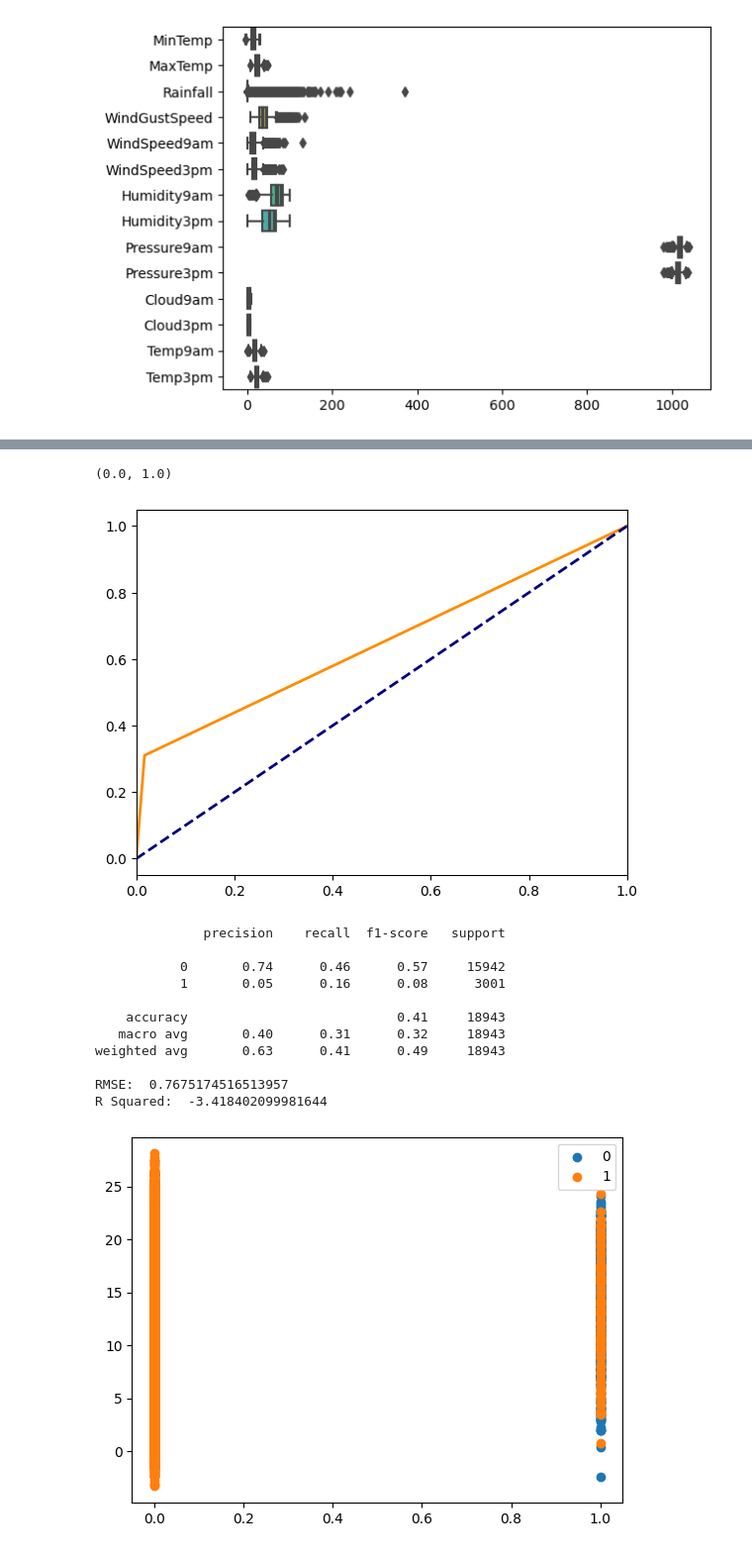
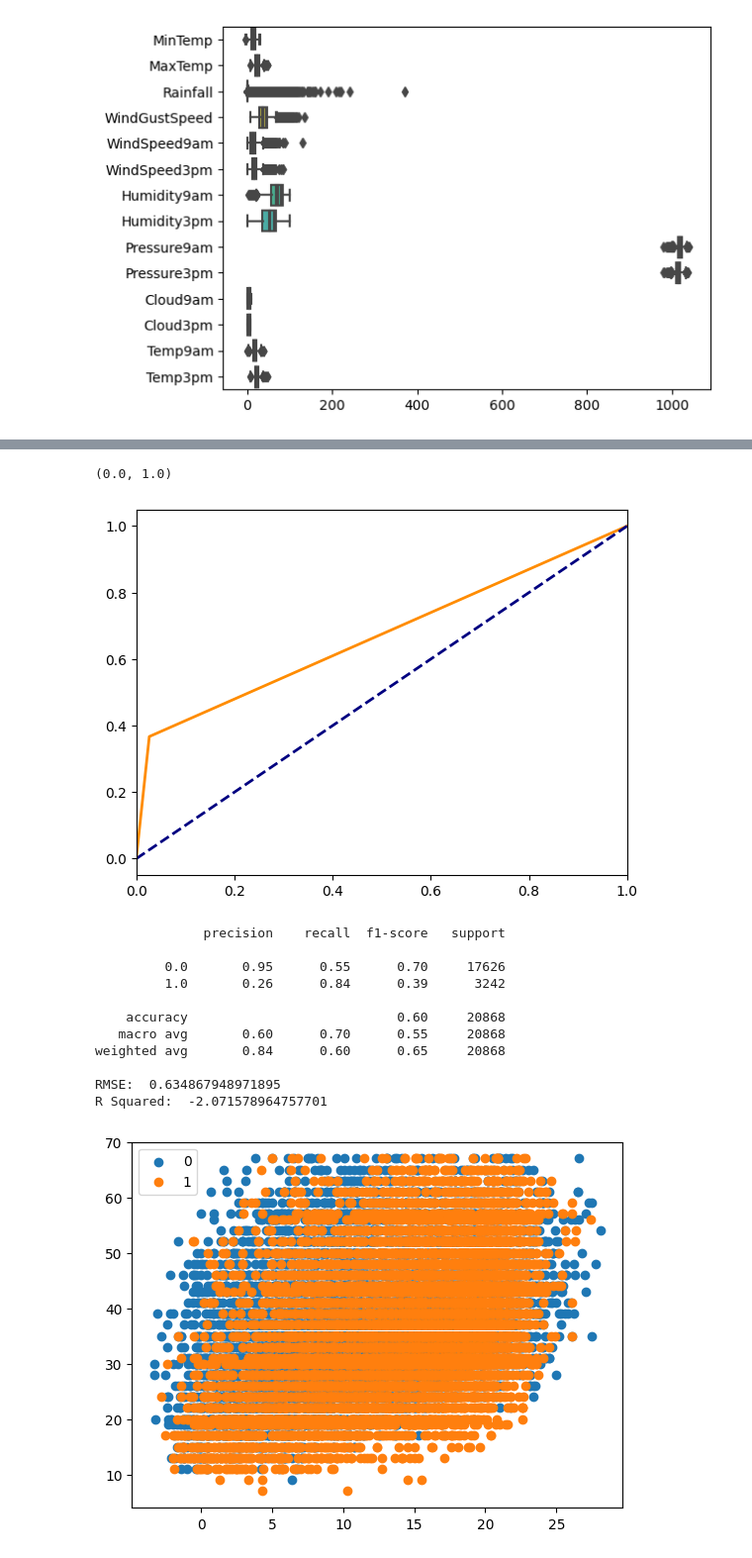
Before and after one commit to Musab520/MachineLearningProject2, a Jupyter notebook: Decision Tree_v2.ipynb, the cells around one changed output, grey strips where cells are left out. Shown: that part at 99% size. Cells and saved outputs as stored; diff of their text form; code cells hidden in the pictures.

Commit message:
changs to svm

```diff
--- a/Decision Tree_v2.ipynb
+++ b/Decision Tree_v2.ipynb
@@ -44,20 +44,19 @@ def remove_outliers(df, columns, multiplier=1.5):
         upper_bound = Q3 + multiplier * IQR
         df = df[(df[col] > lower_bound) & (df[col] < upper_bound)]
     return df
-outlier_columns=['MinTemp','MaxTemp','Rainfall','WindGustSpeed','WindSpeed9am','WindSpeed3pm','Humidity9am','Temp9am','Temp3pm','Pressure9am','Pressure3pm']
+outlier_columns=['MinTemp','MaxTemp','Rainfall','WindGustSpeed','WindSpeed9am','WindSpeed3pm','Humidity9am','Temp9am','Temp3pm','Pressure3pm']
 df=remove_outliers(df,outlier_columns)
 sns.boxplot(data=df, orient="h")
 # %% [output]
 <AxesSubplot: >
 [figure]
 # %%
-#Adding Constants(min value) instead of Null Values for Numeric Columns
-#Dropping Rows with Null Categorical Value
 
-values={"MinTemp":-4.8,"MaxTemp":6.8,"Temp9am":0.3,"Temp3pm":6.4,"Cloud9am": 0,"Cloud3pm": 0,"Rainfall": 2.696772,"WindGustSpeed": 7,"WindSpeed9am":0,"WindSpeed3pm":0,"Pressure9am": 980.0,"Pressure3pm": 980.0,'Humidity9am': 1,'Humidity3pm': 1}
-df.fillna(value=values,inplace=True)
-df.dropna(subset=["WindGustDir","WindDir9am","WindDir3pm","RainTomorrow","RainToday"],inplace=True)
+
+#Changing Rain Tommorow and Today to Binary
+df["RainTomorrow"].replace(['No', 'Yes'],[0, 1], inplace=True)
+df["RainToday"].replace(['No', 'Yes'],[0, 1], inplace=True)
+df["Location"].replace(["Region1","Region2","Region3","Region4","Region5","Region6","Region7","Region8","Region9","Region10","Region11","Region12"]
+                       ,[1,2,3,4,5,6,7,8,9,10,11,12],inplace=True)
 df.describe()
-display(df)
-sns.boxplot(data=df, orient="h")
 # %% [output]
@@ -79,8 +72,11 @@ sns.boxplot(data=df, orient="h")
 # %%
-#Changing Rain Tommorow and Today to Binary
-df["RainTomorrow"].replace(['No', 'Yes'],[0, 1], inplace=True)
-df["RainToday"].replace(['No', 'Yes'],[0, 1], inplace=True)
-df["Location"].replace(["Region1","Region2","Region3","Region4","Region5","Region6","Region7","Region8","Region9","Region10","Region11","Region12"]
-                       ,[1,2,3,4,5,6,7,8,9,10,11,12],inplace=True)
-print(df)
+#Adding Constants(min value) instead of Null Values for Numeric Columns
+#Dropping Rows with Null Categorical Value
+
+values={"RainToday":0,"RainTomorrow":0,"MinTemp":-4.8,"MaxTemp":6.8,"Temp9am":0.3,"Temp3pm":6.4,"Cloud9am": 0,"Cloud3pm": 0,"Rainfall": 2.696772,"WindGustSpeed": 7,"WindSpeed9am":0,"WindSpeed3pm":0,"Pressure9am": 980.0,"Pressure3pm": 980.0,'Humidity9am': 1,'Humidity3pm': 1}
+df.fillna(value=values,inplace=True)
+#df.dropna(subset=["RainTomorrow"],inplace=True)
+df.describe()
+display(df)
+sns.boxplot(data=df, orient="h")
 # %% [output]
@@ -125,7 +119,7 @@ X_train = scaler.fit_transform(X_train)
 X_valid = scaler.fit_transform(X_valid)
 X_test = scaler.fit_transform(X_test)
 
-selector = SelectKBest(mutual_info_classif, k=5)
+selector = SelectKBest(mutual_info_classif, k=7)
 X_new = selector.fit_transform(X_train, y_train)
 
 selected_features = X.columns[selector.get_support()]
@@ -306,7 +302,7 @@ plt.plot([0, 1], [0, 1], color='navy', lw=lw, linestyle='--')
 plt.xlim([0.0, 1.0])
 # %% [output]
 (0.0, 1.0)
-[figure, old version]
+[figure, new version]
 # %%
 # K Means Clustering
 import matplotlib.pyplot as plt
@@ -315,44 +311,44 @@ from math import sqrt
 from sklearn.cluster import KMeans
 from sklearn import metrics
 from sklearn.metrics import mean_squared_error,r2_score
-kData=df[feature_cols].to_numpy()
+kData=df[selected_features].to_numpy()
 
 
 kmeans = KMeans(n_clusters=2)
 
 
 # Fit the model to the data
 kmeans.fit(kData)
 
 # Predict the cluster labels for each sample
 labels = kmeans.predict(kData)
 print(classification_report(df['RainTomorrow'],labels))
 print("RMSE: ",sqrt(mean_squared_error(df['RainTomorrow'],labels)))
 print("R Squared: ", r2_score(df['RainTomorrow'],labels))
 
 #Getting unique labels
 
 u_labels = np.unique(labels)
 
 #plotting the results:
 
 for i in u_labels:
     plt.scatter(kData[labels == i , 0] , kData[labels == i , 1] , label = i)
 plt.legend()
 plt.show()
 # %% [output]
               precision    recall  f1-score   support
 
-           0       0.74      0.46      0.57     15942
-           1       0.05      0.16      0.08      3001
+         0.0       0.95      0.55      0.70     17626
+         1.0       0.26      0.84      0.39      3242
 
-    accuracy                           0.41     18943
-   macro avg       0.40      0.31      0.32     18943
-weighted avg       0.63      0.41      0.49     18943
+    accuracy                           0.60     20868
+   macro avg       0.60      0.70      0.55     20868
+weighted avg       0.84      0.60      0.65     20868
 
-RMSE:  0.7675174516513957
-R Squared:  -3.418402099981644
+RMSE:  0.634867948971895
+R Squared:  -2.071578964757701
-[figure, old version]
+[figure, new version]
 # %%
 import numpy as np
 import matplotlib.pyplot as plt
```
Also changed, not shown: parts of 12 cells of this notebook.
